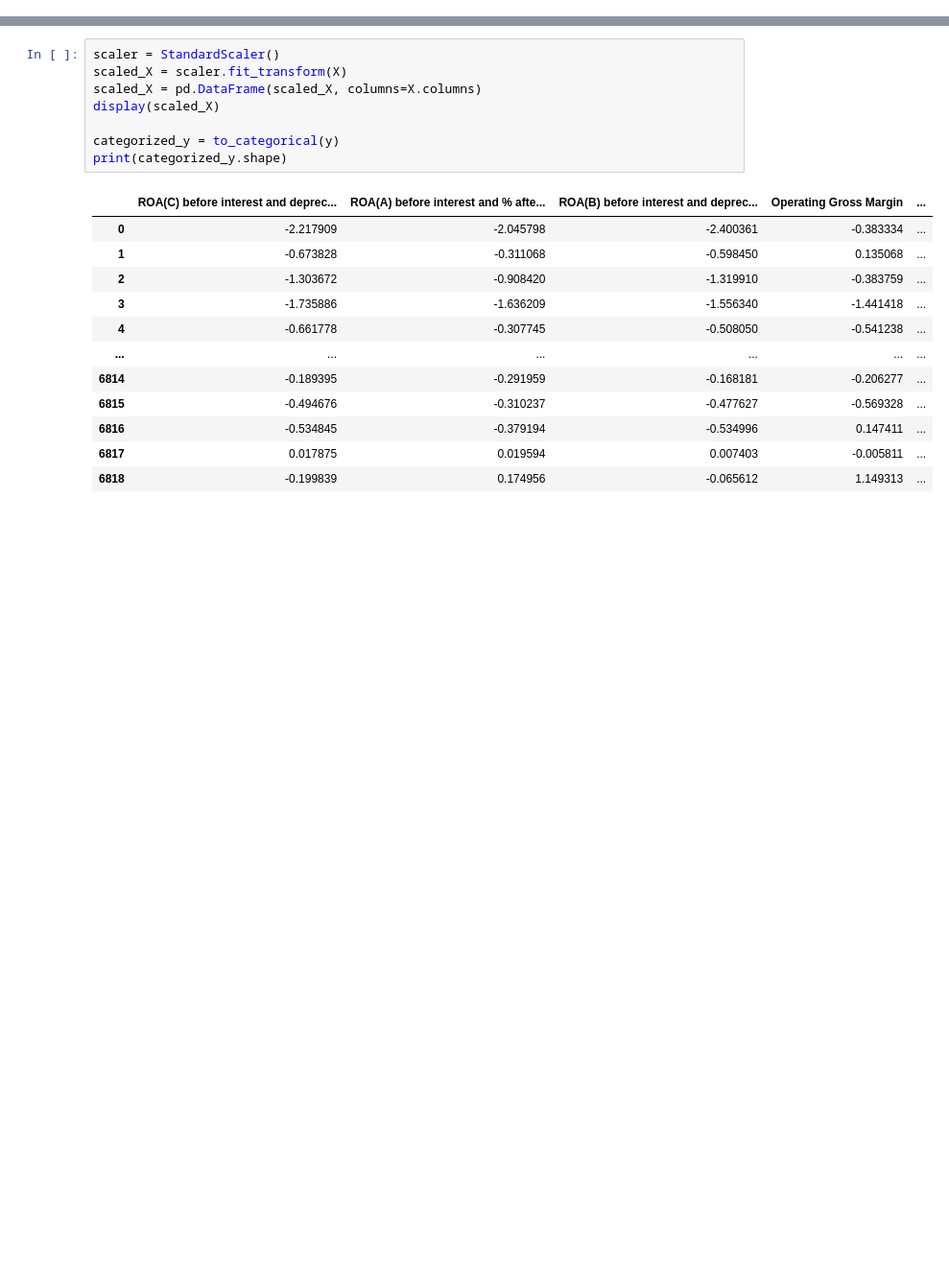
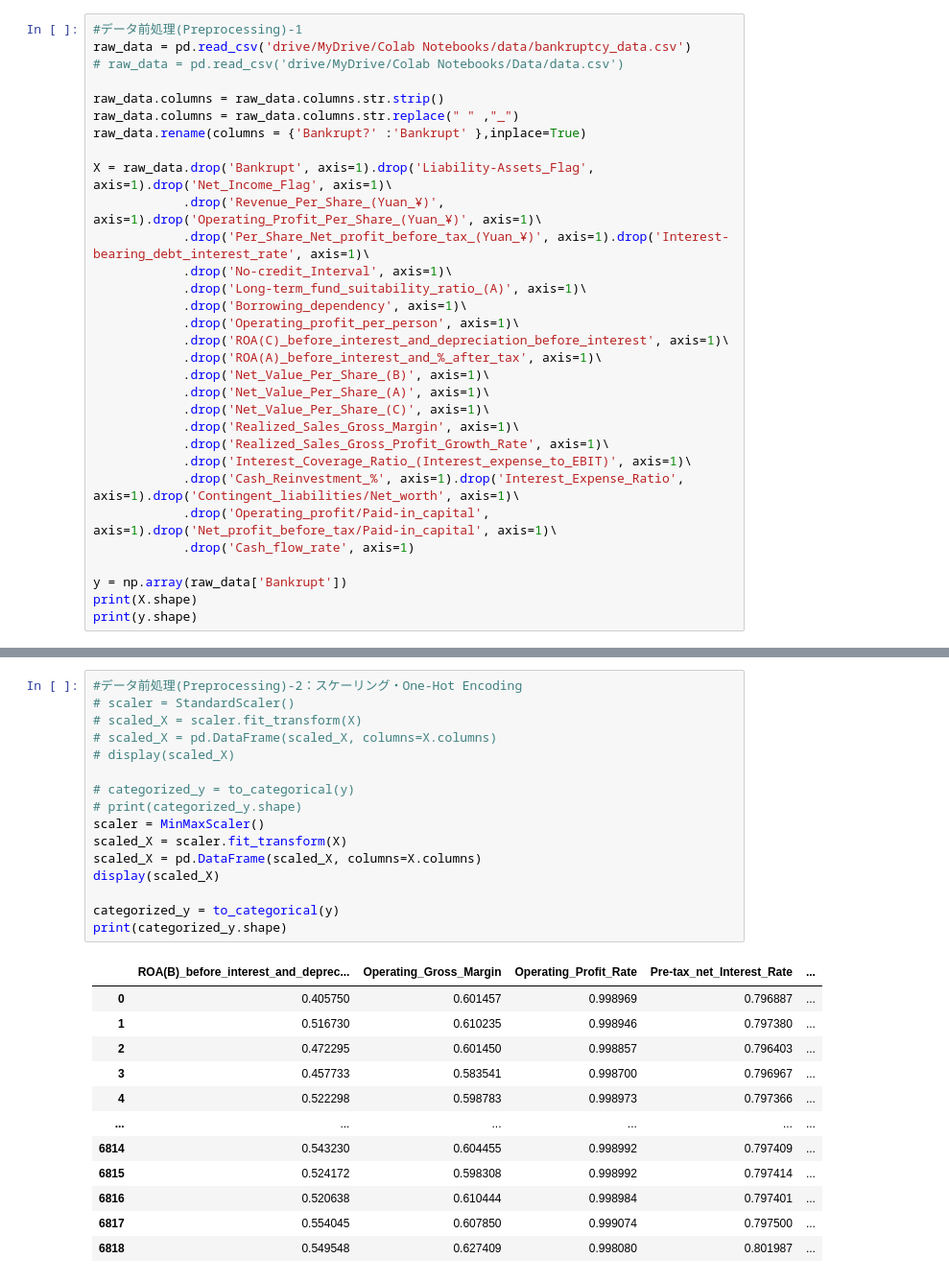
Before and after one commit to kdstheace/Project_FinancialAnalysis, a Jupyter notebook: Financial_analysis.ipynb, the cells around one changed output, grey strips where cells are left out. Shown at 96% size. Saved outputs shown, nothing was run; the diff lists cells and outputs as text; blank space fills up the shorter version.

Commit message:
Colaboratory를 통해 생성됨

```diff
--- a/Financial_analysis.ipynb
+++ b/Financial_analysis.ipynb
@@ -39,0 +38,31 @@ print(y.shape)
+# %%
+#データ前処理(Preprocessing)-1
+raw_data = pd.read_csv('drive/MyDrive/Colab Notebooks/data/bankruptcy_data.csv')
+# raw_data = pd.read_csv('drive/MyDrive/Colab Notebooks/Data/data.csv')
+
+raw_data.columns = raw_data.columns.str.strip()
+raw_data.columns = raw_data.columns.str.replace(" " ,"_")
+raw_data.rename(columns = {'Bankrupt?' :'Bankrupt' },inplace=True)
+
+X = raw_data.drop('Bankrupt', axis=1).drop('Liability-Assets_Flag', axis=1).drop('Net_Income_Flag', axis=1)\
+            .drop('Revenue_Per_Share_(Yuan_¥)', axis=1).drop('Operating_Profit_Per_Share_(Yuan_¥)', axis=1)\
+            .drop('Per_Share_Net_profit_before_tax_(Yuan_¥)', axis=1).drop('Interest-bearing_debt_interest_rate', axis=1)\
+            .drop('No-credit_Interval', axis=1)\
+            .drop('Long-term_fund_suitability_ratio_(A)', axis=1)\
+            .drop('Borrowing_dependency', axis=1)\
+            .drop('Operating_profit_per_person', axis=1)\
+            .drop('ROA(C)_before_interest_and_depreciation_before_interest', axis=1)\
+            .drop('ROA(A)_before_interest_and_%_after_tax', axis=1)\
+            .drop('Net_Value_Per_Share_(B)', axis=1)\
+            .drop('Net_Value_Per_Share_(A)', axis=1)\
+            .drop('Net_Value_Per_Share_(C)', axis=1)\
+            .drop('Realized_Sales_Gross_Margin', axis=1)\
+            .drop('Realized_Sales_Gross_Profit_Growth_Rate', axis=1)\
+            .drop('Interest_Coverage_Ratio_(Interest_expense_to_EBIT)', axis=1)\
+            .drop('Cash_Reinvestment_%', axis=1).drop('Interest_Expense_Ratio', axis=1).drop('Contingent_liabilities/Net_worth', axis=1)\
+            .drop('Operating_profit/Paid-in_capital', axis=1).drop('Net_profit_before_tax/Paid-in_capital', axis=1)\
+            .drop('Cash_flow_rate', axis=1)
+
+y = np.array(raw_data['Bankrupt'])
+print(X.shape)
+print(y.shape)
@@ -40,21 +88,29 @@ print(y.shape)
 # %%
-scaler = StandardScaler()
+#データ前処理(Preprocessing)-2：スケーリング・One-Hot Encoding
+# scaler = StandardScaler()
+# scaled_X = scaler.fit_transform(X)
+# scaled_X = pd.DataFrame(scaled_X, columns=X.columns)
+# display(scaled_X)
+
+# categorized_y = to_categorical(y)
+# print(categorized_y.shape)
+scaler = MinMaxScaler()
 scaled_X = scaler.fit_transform(X)
 scaled_X = pd.DataFrame(scaled_X, columns=X.columns)
 display(scaled_X)
 
 categorized_y = to_categorical(y)
 print(categorized_y.shape)
 # %% [output]
-|  | ROA(C) before interest and deprec... | ROA(A) before interest and % afte... | ROA(B) before interest and deprec... | Operating Gross Margin | ... |
-| 0 | -2.217909 | -2.045798 | -2.400361 | -0.383334 | ... |
-| 1 | -0.673828 | -0.311068 | -0.598450 | 0.135068 | ... |
-| 2 | -1.303672 | -0.908420 | -1.319910 | -0.383759 | ... |
-| 3 | -1.735886 | -1.636209 | -1.556340 | -1.441418 | ... |
-| 4 | -0.661778 | -0.307745 | -0.508050 | -0.541238 | ... |
+|  | ROA(B)_before_interest_and_deprec... | Operating_Gross_Margin | Operating_Profit_Rate | Pre-tax_net_Interest_Rate | ... |
+| 0 | 0.405750 | 0.601457 | 0.998969 | 0.796887 | ... |
+| 1 | 0.516730 | 0.610235 | 0.998946 | 0.797380 | ... |
+| 2 | 0.472295 | 0.601450 | 0.998857 | 0.796403 | ... |
+| 3 | 0.457733 | 0.583541 | 0.998700 | 0.796967 | ... |
+| 4 | 0.522298 | 0.598783 | 0.998973 | 0.797366 | ... |
 | ... | ... | ... | ... | ... | ... |
-| 6814 | -0.189395 | -0.291959 | -0.168181 | -0.206277 | ... |
-| 6815 | -0.494676 | -0.310237 | -0.477627 | -0.569328 | ... |
-| 6816 | -0.534845 | -0.379194 | -0.534996 | 0.147411 | ... |
-| 6817 | 0.017875 | 0.019594 | 0.007403 | -0.005811 | ... |
-| 6818 | -0.199839 | 0.174956 | -0.065612 | 1.149313 | ... |
+| 6814 | 0.543230 | 0.604455 | 0.998992 | 0.797409 | ... |
+| 6815 | 0.524172 | 0.598308 | 0.998992 | 0.797414 | ... |
+| 6816 | 0.520638 | 0.610444 | 0.998984 | 0.797401 | ... |
+| 6817 | 0.554045 | 0.607850 | 0.999074 | 0.797500 | ... |
+| 6818 | 0.549548 | 0.627409 | 0.998080 | 0.801987 | ... |
```
Also changed, not shown: parts of 23 cells of this notebook.
